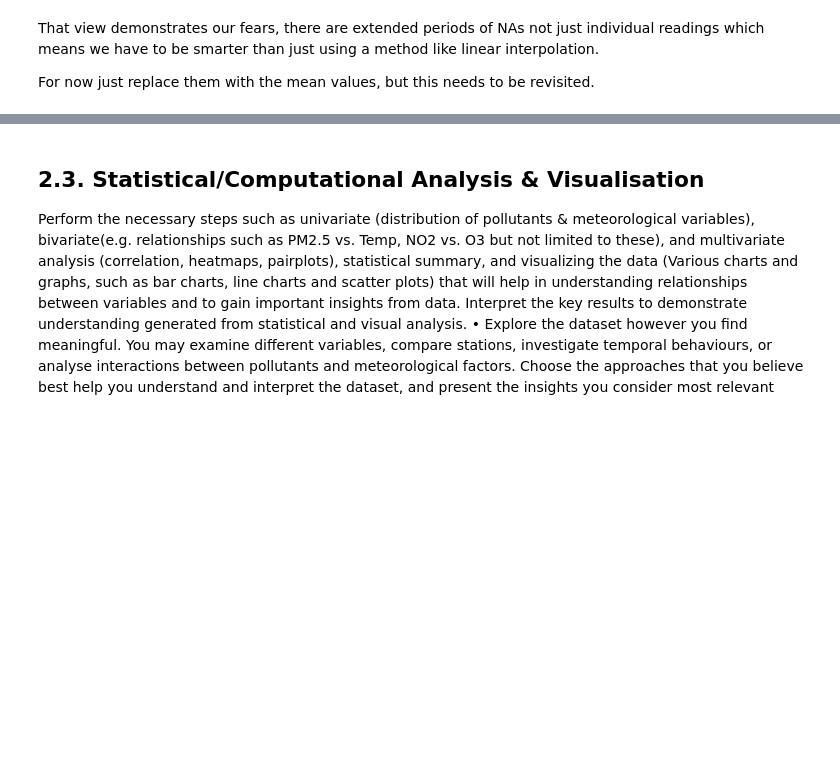
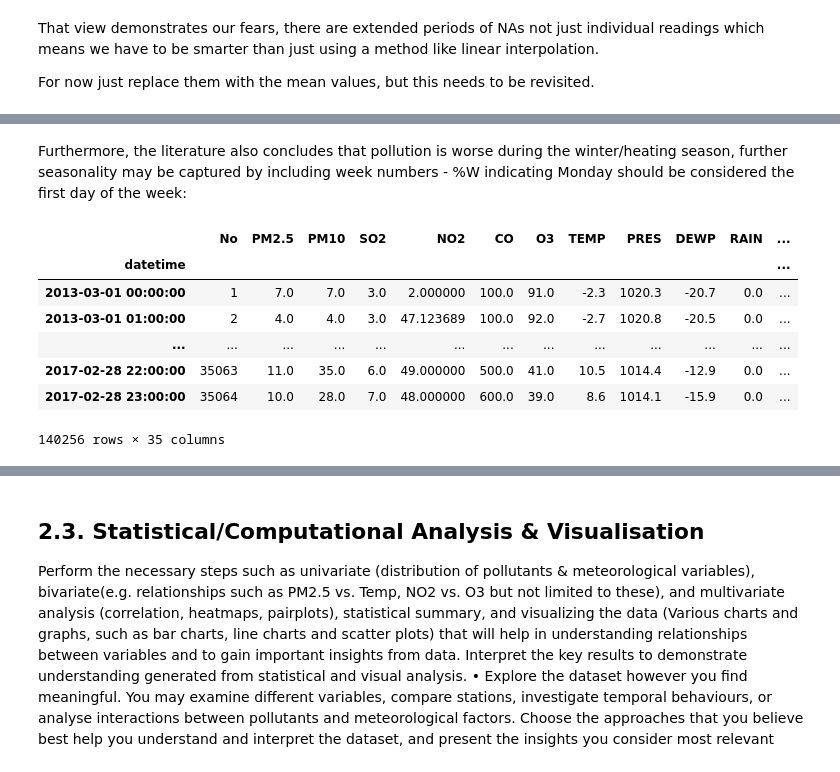
Before and after one commit to almar5855/CMP7005_PRAC1, a Jupyter notebook: st20339453 CMP7005 PRAC1.ipynb, the cells around one changed output, grey strips where cells are left out. Cells and saved outputs as stored; diff of their text form; code cells hidden in the pictures; blank space fills up the shorter version.

```diff
--- a/st20339453 CMP7005 PRAC1.ipynb
+++ b/st20339453 CMP7005 PRAC1.ipynb
@@ -277,0 +295,14 @@ station_data[pollution_components] = station_data[pollution_components].fillna(s
+# %% [markdown]
+Furthermore, the literature also concludes that pollution is worse during the winter/heating season, further seasonality may be captured by including week numbers - %W indicating Monday should be considered the first day of the week:
+# %%
+station_data['week_no'] = station_data.index.strftime('%W')
+station_data
+# %% [output]
+|  | No | PM2.5 | PM10 | SO2 | NO2 | CO | O3 | TEMP | PRES | DEWP | RAIN | ... |
+| datetime |  |  |  |  |  |  |  |  |  |  |  | ... |
+| 2013-03-01 00:00:00 | 1 | 7.0 | 7.0 | 3.0 | 2.000000 | 100.0 | 91.0 | -2.3 | 1020.3 | -20.7 | 0.0 | ... |
+| 2013-03-01 01:00:00 | 2 | 4.0 | 4.0 | 3.0 | 47.123689 | 100.0 | 92.0 | -2.7 | 1020.8 | -20.5 | 0.0 | ... |
+| ... | ... | ... | ... | ... | ... | ... | ... | ... | ... | ... | ... | ... |
+| 2017-02-28 22:00:00 | 35063 | 11.0 | 35.0 | 6.0 | 49.000000 | 500.0 | 41.0 | 10.5 | 1014.4 | -12.9 | 0.0 | ... |
+| 2017-02-28 23:00:00 | 35064 | 10.0 | 28.0 | 7.0 | 48.000000 | 600.0 | 39.0 | 8.6 | 1014.1 | -15.9 | 0.0 | ... |
+140256 rows × 35 columns
```
Also changed, not shown: parts of 11 cells of this notebook.
